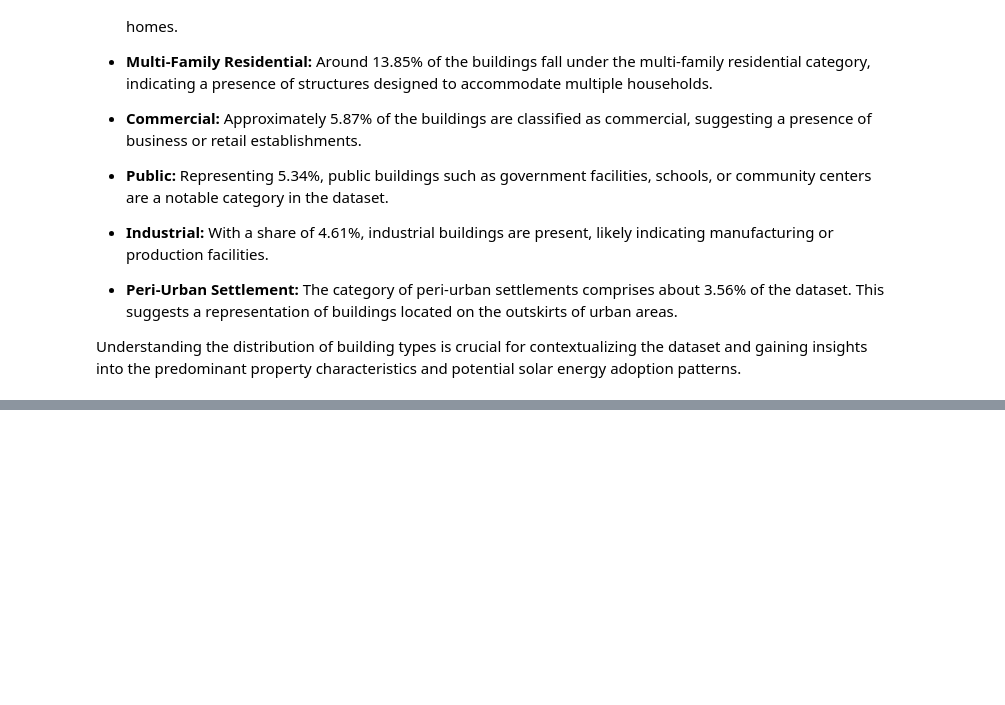
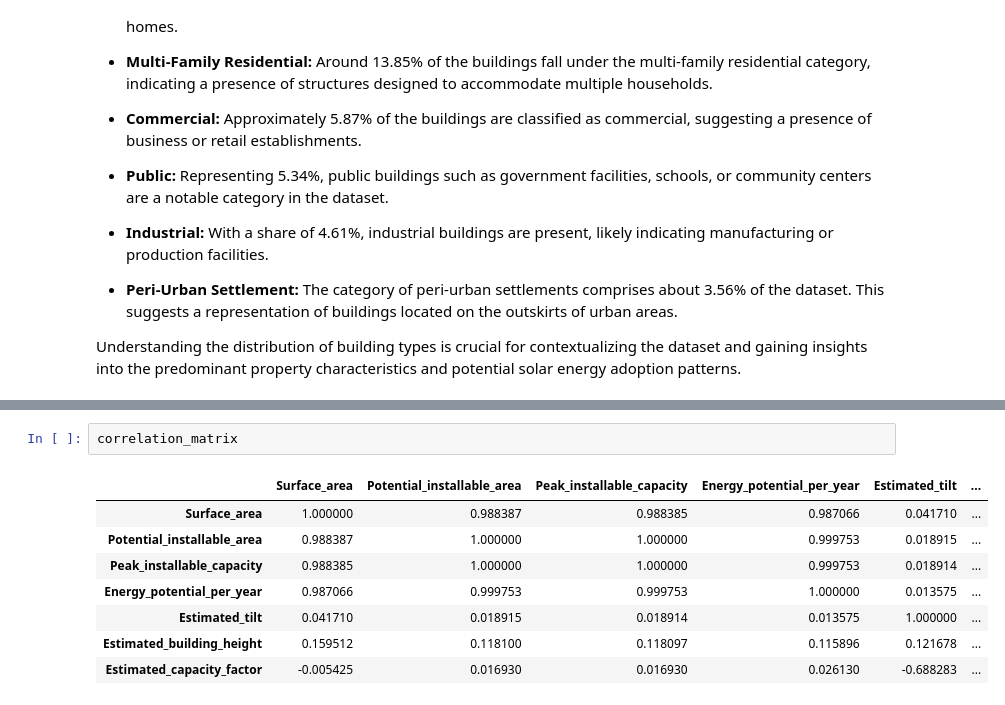
Before and after one commit to samcurryokee/Solar-Panel-Optimization-in-Nairobi, a Jupyter notebook: sammy.ipynb, the cells around one changed output, grey strips where cells are left out. Cells and saved outputs as stored; diff of their text form; blank space fills up the shorter version.

```diff
--- a/sammy.ipynb
+++ b/sammy.ipynb
@@ -397,0 +449,11 @@ ValueError: could not convert string to float: '87100c54-0648-4e73-97f0-3a346c06
+# %%
+correlation_matrix
+# %% [output]
+|  | Surface_area | Potential_installable_area | Peak_installable_capacity | Energy_potential_per_year | Estimated_tilt | ... |
+| Surface_area | 1.000000 | 0.988387 | 0.988385 | 0.987066 | 0.041710 | ... |
+| Potential_installable_area | 0.988387 | 1.000000 | 1.000000 | 0.999753 | 0.018915 | ... |
+| Peak_installable_capacity | 0.988385 | 1.000000 | 1.000000 | 0.999753 | 0.018914 | ... |
+| Energy_potential_per_year | 0.987066 | 0.999753 | 0.999753 | 1.000000 | 0.013575 | ... |
+| Estimated_tilt | 0.041710 | 0.018915 | 0.018914 | 0.013575 | 1.000000 | ... |
+| Estimated_building_height | 0.159512 | 0.118100 | 0.118097 | 0.115896 | 0.121678 | ... |
+| Estimated_capacity_factor | -0.005425 | 0.016930 | 0.016930 | 0.026130 | -0.688283 | ... |
```
Also changed, not shown: parts of 6 cells of this notebook.
